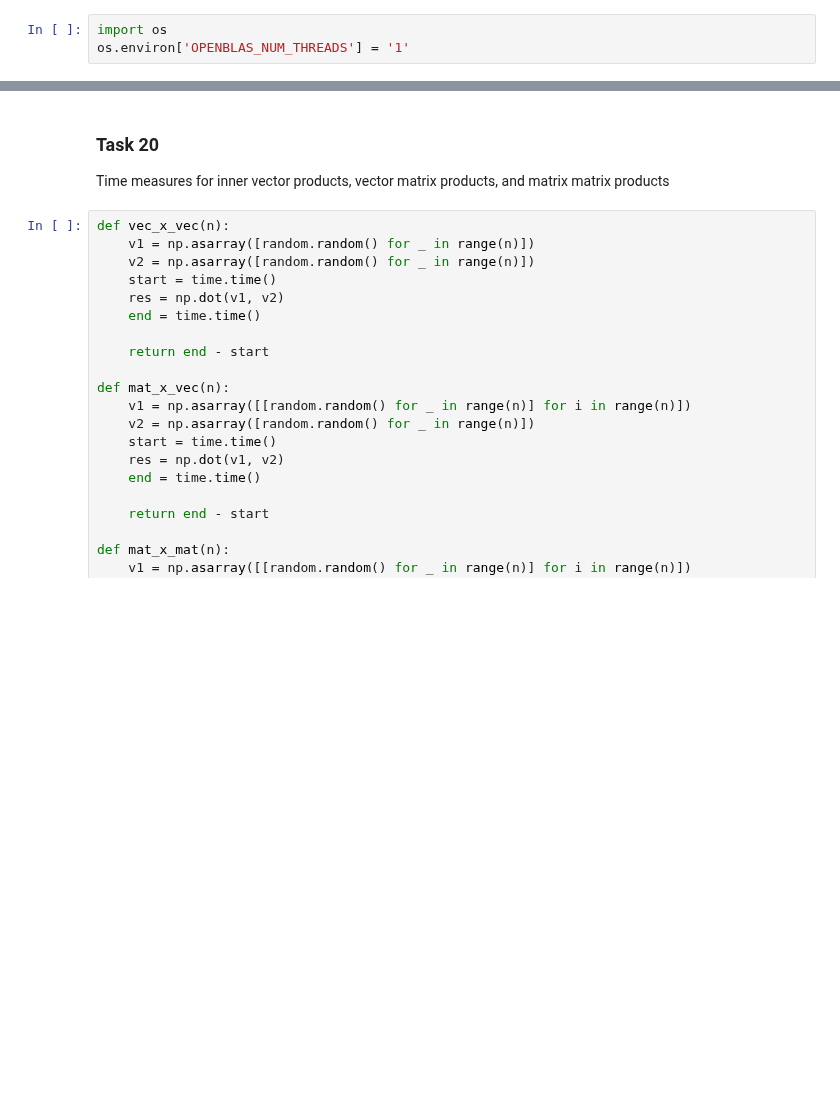
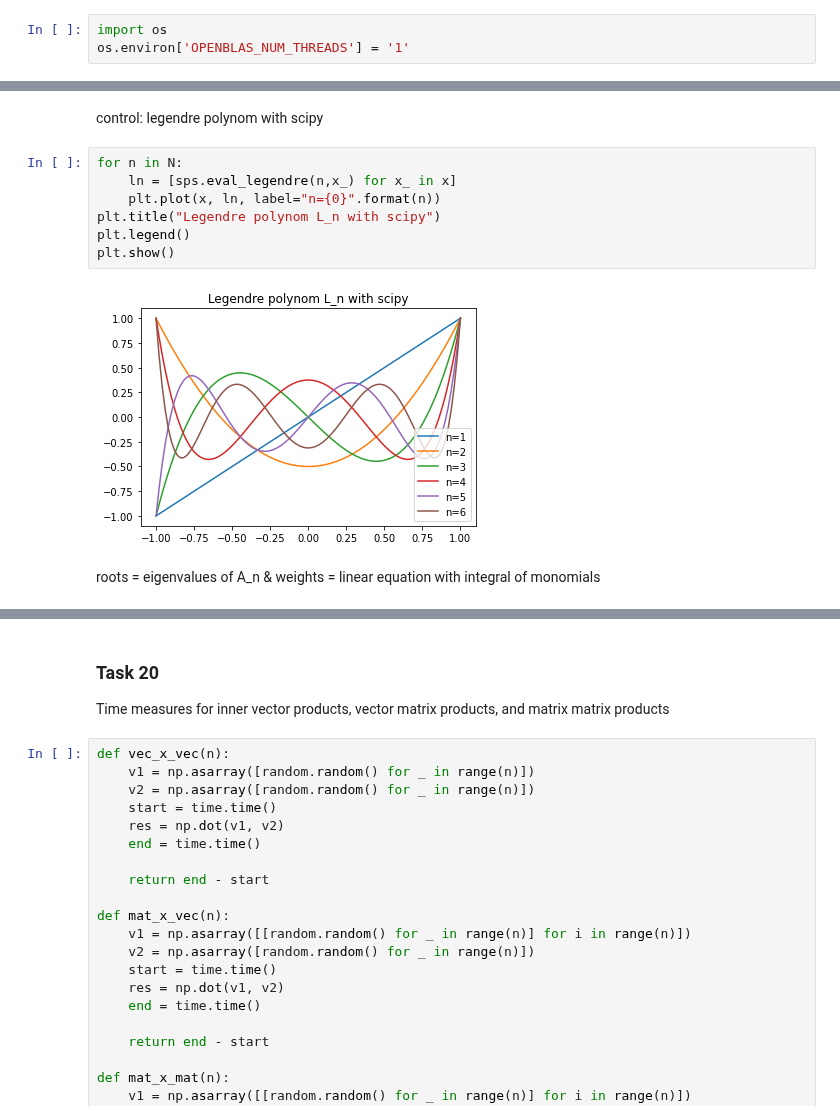
Before and after one commit to jakobtroidl/cn_exercise, a Jupyter notebook: Troidl_Ex5.ipynb, the cells around one changed output, grey strips where cells are left out. Drawn from its saved outputs; the diff is of its cells as text; blank space fills up the shorter version.

```diff
--- a/Troidl_Ex5.ipynb
+++ b/Troidl_Ex5.ipynb
@@ -8,0 +53,13 @@ import time
+# %% [markdown]
+control: legendre polynom with scipy
+# %%
+for n in N:
+    ln = [sps.eval_legendre(n,x_) for x_ in x]
+    plt.plot(x, ln, label="n={0}".format(n))
+plt.title("Legendre polynom L_n with scipy")
+plt.legend()
+plt.show()
+# %% [output]
+[figure, added]
+# %% [markdown]
+roots = eigenvalues of A_n & weights = linear equation with integral of monomials
```
Also changed, not shown: parts of 12 cells of this notebook.
